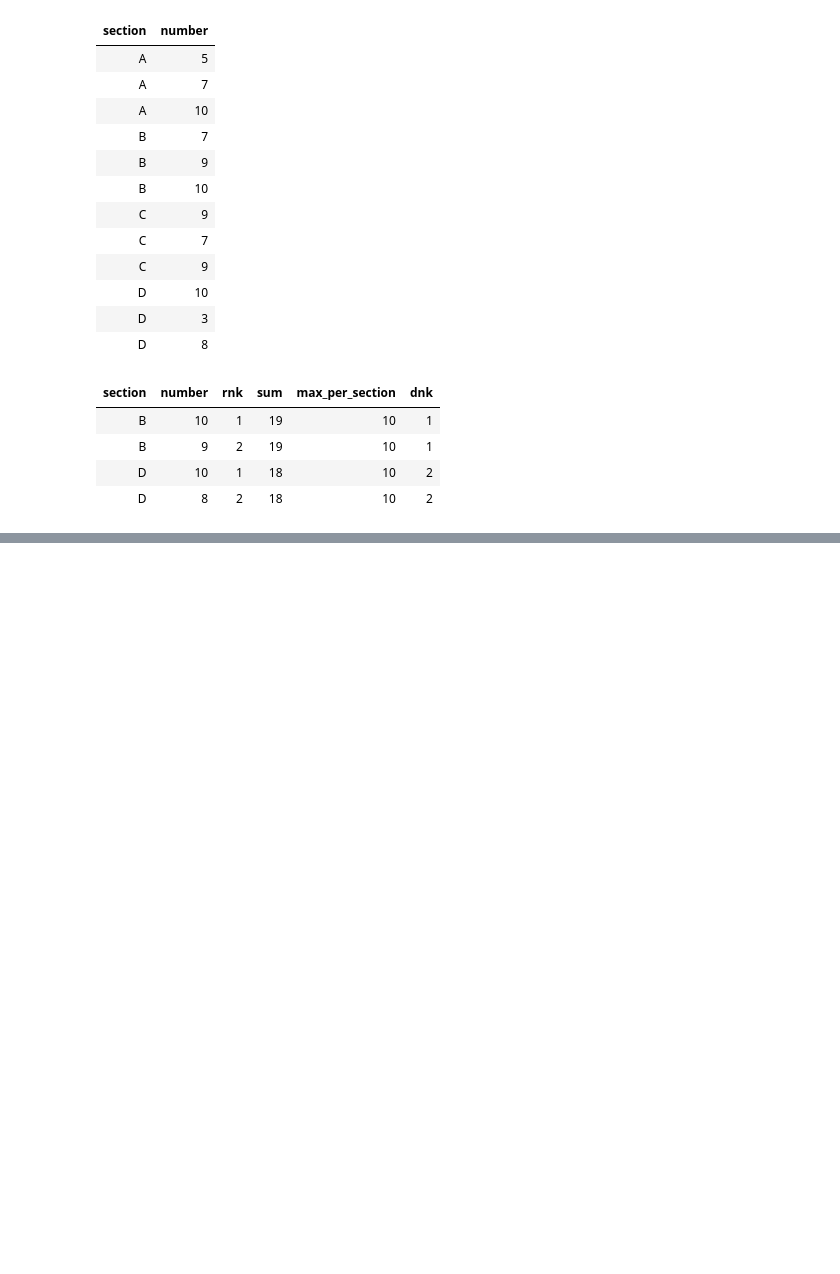
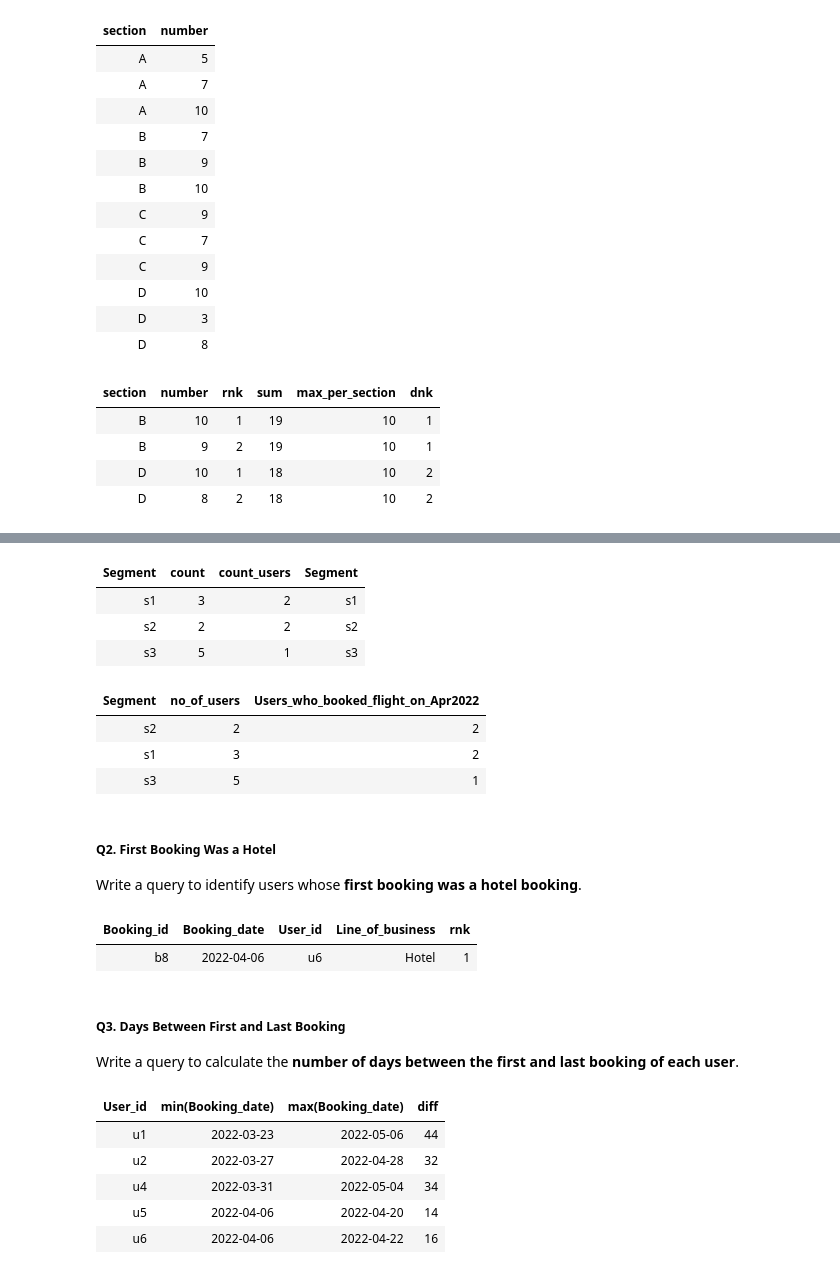
Before and after one commit to Rupam-1/SQL-Pyspark-practise_youtube, a Jupyter notebook: 06. SQL - Part4.ipynb, the cells around one changed output, grey strips where cells are left out. Cells and saved outputs as stored; diff of their text form; code cells hidden in the pictures; blank space fills up the shorter version.

```diff
--- a/06. SQL - Part4.ipynb
+++ b/06. SQL - Part4.ipynb
@@ -78,0 +171,78 @@ order by dnk, section;
+# %%
+%sql
+------------------------------------ Approach 1 -------------------------------------------
+
+with cte as (
+    select * from booking_table
+    where Line_of_business = 'Flight' and Booking_date between '2022-04-01' and '2022-04-30'
+),
+cte1 as (
+    select Segment, count(User_id) as count
+    from user_table
+    group by Segment
+),
+cte2 as (
+    select count(distinct cte.User_id) as count_users, u.Segment from cte
+    join user_table u
+    on cte.User_id = u.User_id
+    group by u.Segment
+)
+select * from cte1
+join cte2
+on cte1.Segment = cte2.Segment;
+# %% [output]
+| Segment | count | count_users | Segment |
+| s1 | 3 | 2 | s1 |
+| s2 | 2 | 2 | s2 |
+| s3 | 5 | 1 | s3 |
+# %%
+%sql
+------------------------------------------- Approach 2 ---------------------------------------------
+
+select u.Segment, count(distinct u.User_id) as no_of_users,
+count(distinct
+    case
+        when b.Line_of_business = 'Flight' and b.Booking_date between '2022-04-01' and '2022-04-30' then u.User_id
+    end
+) as Users_who_booked_flight_on_Apr2022
+from user_table u
+left join booking_table b
+on u.User_id = b.User_id
+group by u.Segment;
+# %% [output]
+| Segment | no_of_users | Users_who_booked_flight_on_Apr2022 |
+| s2 | 2 | 2 |
+| s1 | 3 | 2 |
+| s3 | 5 | 1 |
+# %% [markdown]
+##### Q2. First Booking Was a Hotel
+
+Write a query to identify users whose **first booking was a hotel booking**.
+# %%
+%sql
+with cte as (
+select *,
+row_number() over(partition by User_id order by Booking_date) as rnk
+from booking_table
+)
+select * from cte
+where rnk = 1 and Line_of_business = 'Hotel';
+# %% [output]
+| Booking_id | Booking_date | User_id | Line_of_business | rnk |
+| b8 | 2022-04-06 | u6 | Hotel | 1 |
+# %% [markdown]
+##### Q3. Days Between First and Last Booking
+
+Write a query to calculate the **number of days between the first and last booking of each user**.
+# %%
+%sql
+select User_id, min(Booking_date), max(Booking_date), date_diff(day, min(Booking_date), max(Booking_date)) as diff
+from booking_table
+group by User_id
+# %% [output]
+| User_id | min(Booking_date) | max(Booking_date) | diff |
+| u1 | 2022-03-23 | 2022-05-06 | 44 |
+| u2 | 2022-03-27 | 2022-04-28 | 32 |
+| u4 | 2022-03-31 | 2022-05-04 | 34 |
+| u5 | 2022-04-06 | 2022-04-20 | 14 |
+| u6 | 2022-04-06 | 2022-04-22 | 16 |
```
Also changed, not shown: parts of 6 cells of this notebook, 1 other file.
